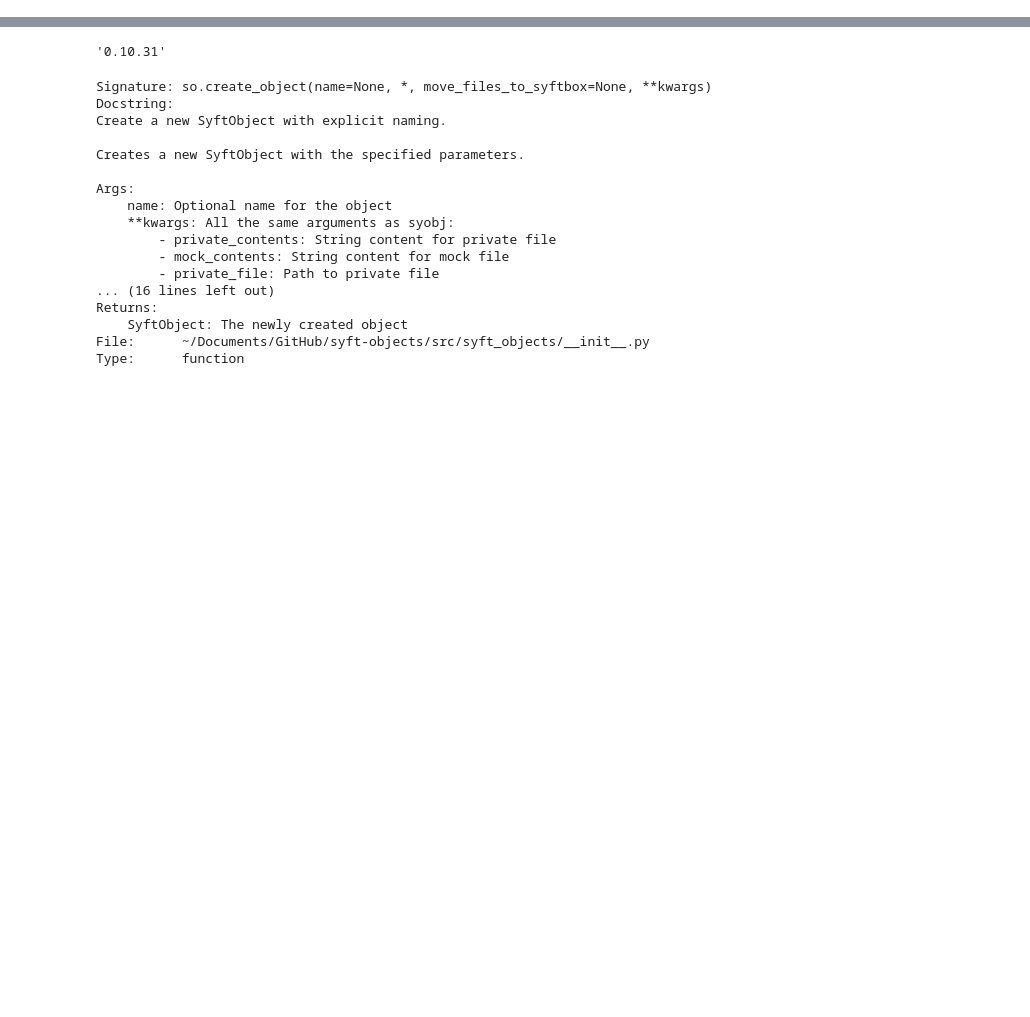
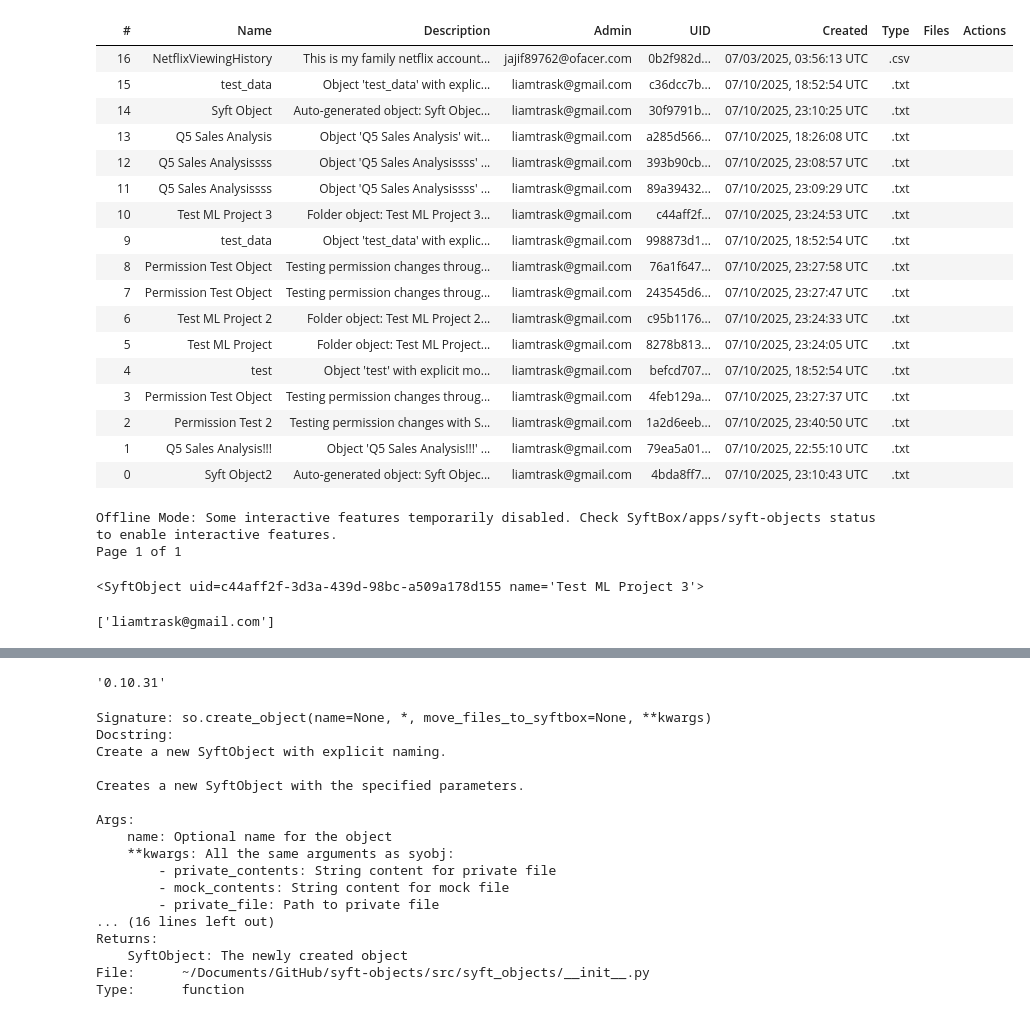
Before and after one commit to OpenMined/syft-objects, a Jupyter notebook: Untitled.ipynb, the cells around one changed output, grey strips where cells are left out. Cells and saved outputs as stored; diff of their text form; code cells hidden in the pictures; blank space fills up the shorter version.

```diff
--- a/Untitled.ipynb
+++ b/Untitled.ipynb
@@ -20,0 +95,23 @@ so.objects
+# %%
+so.objects
+# %% [output]
+|  | # | Name | Description | Admin | UID | Created | Type | Files | Actions |
+|  | 16 | NetflixViewingHistory | This is my family netflix account... | jajif89762@ofacer.com | 0b2f982d... | 07/03/2025, 03:56:13 UTC | .csv |  |  |
+|  | 15 | test_data | Object 'test_data' with explic... | liamtrask@gmail.com | c36dcc7b... | 07/10/2025, 18:52:54 UTC | .txt |  |  |
+|  | 14 | Syft Object | Auto-generated object: Syft Objec... | liamtrask@gmail.com | 30f9791b... | 07/10/2025, 23:10:25 UTC | .txt |  |  |
+|  | 13 | Q5 Sales Analysis | Object 'Q5 Sales Analysis' wit... | liamtrask@gmail.com | a285d566... | 07/10/2025, 18:26:08 UTC | .txt |  |  |
+|  | 12 | Q5 Sales Analysissss | Object 'Q5 Sales Analysissss' ... | liamtrask@gmail.com | 393b90cb... | 07/10/2025, 23:08:57 UTC | .txt |  |  |
+|  | 11 | Q5 Sales Analysissss | Object 'Q5 Sales Analysissss' ... | liamtrask@gmail.com | 89a39432... | 07/10/2025, 23:09:29 UTC | .txt |  |  |
+|  | 10 | Test ML Project 3 | Folder object: Test ML Project 3... | liamtrask@gmail.com | c44aff2f... | 07/10/2025, 23:24:53 UTC | .txt |  |  |
+|  | 9 | test_data | Object 'test_data' with explic... | liamtrask@gmail.com | 998873d1... | 07/10/2025, 18:52:54 UTC | .txt |  |  |
+|  | 8 | Permission Test Object | Testing permission changes throug... | liamtrask@gmail.com | 76a1f647... | 07/10/2025, 23:27:58 UTC | .txt |  |  |
+|  | 7 | Permission Test Object | Testing permission changes throug... | liamtrask@gmail.com | 243545d6... | 07/10/2025, 23:27:47 UTC | .txt |  |  |
+|  | 6 | Test ML Project 2 | Folder object: Test ML Project 2... | liamtrask@gmail.com | c95b1176... | 07/10/2025, 23:24:33 UTC | .txt |  |  |
+|  | 5 | Test ML Project | Folder object: Test ML Project... | liamtrask@gmail.com | 8278b813... | 07/10/2025, 23:24:05 UTC | .txt |  |  |
+|  | 4 | test | Object 'test' with explicit mo... | liamtrask@gmail.com | befcd707... | 07/10/2025, 18:52:54 UTC | .txt |  |  |
+|  | 3 | Permission Test Object | Testing permission changes throug... | liamtrask@gmail.com | 4feb129a... | 07/10/2025, 23:27:37 UTC | .txt |  |  |
+|  | 2 | Permission Test 2 | Testing permission changes with S... | liamtrask@gmail.com | 1a2d6eeb... | 07/10/2025, 23:40:50 UTC | .txt |  |  |
+|  | 1 | Q5 Sales Analysis!!! | Object 'Q5 Sales Analysis!!!' ... | liamtrask@gmail.com | 79ea5a01... | 07/10/2025, 22:55:10 UTC | .txt |  |  |
+|  | 0 | Syft Object2 | Auto-generated object: Syft Objec... | liamtrask@gmail.com | 4bda8ff7... | 07/10/2025, 23:10:43 UTC | .txt |  |  |
+Offline Mode: Some interactive features temporarily disabled. Check SyftBox/apps/syft-objects status to enable interactive features.
+Page 1 of 1
@@ -20,0 +120,8 @@ so.objects
+# %%
+Test_ML_Project_3
+# %% [output]
+<SyftObject uid=c44aff2f-3d3a-439d-98bc-a509a178d155 name='Test ML Project 3'>
+# %%
+Test_ML_Project_3.get_discovery_permissions()
+# %% [output]
+['liamtrask@gmail.com']
```
Also changed, not shown: parts of 10 cells of this notebook, 2 other files.
